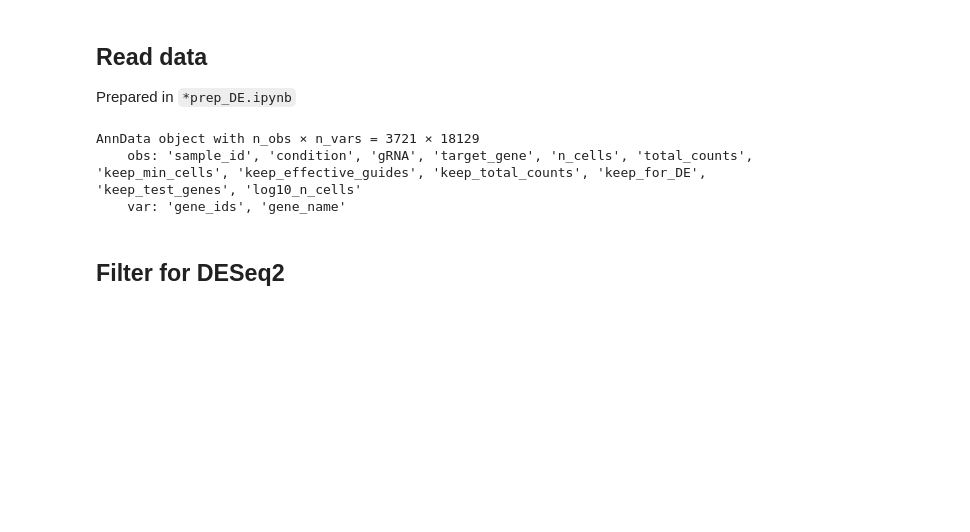
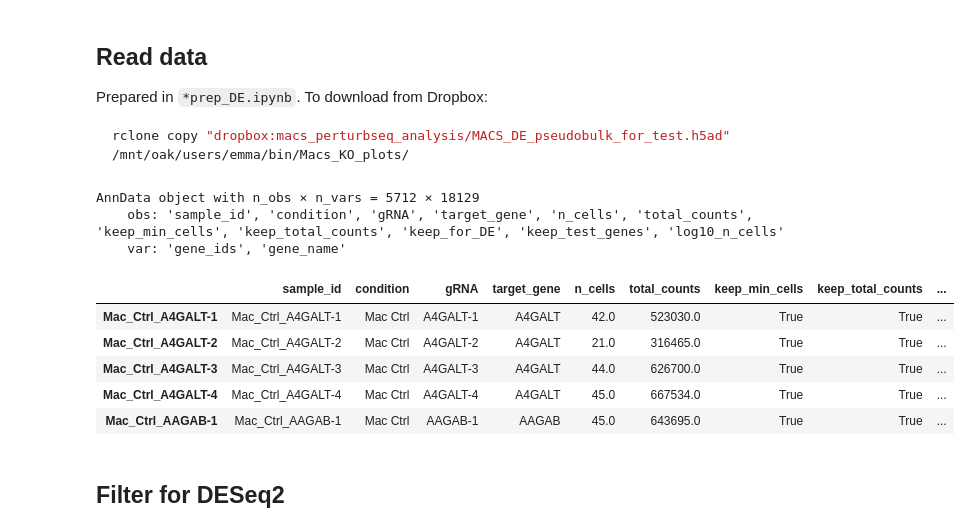
Before and after one commit to mangochiral/Macs_KO_plots, a Jupyter notebook: DESeq2_example.ipynb, the cells around one changed output. Saved outputs shown, nothing was run; the diff lists cells and outputs as text; code cells hidden in the pictures; blank space fills up the shorter version.

````diff
--- a/DESeq2_example.ipynb
+++ b/DESeq2_example.ipynb
@@ -10,6 +14,10 @@ import seaborn as sns
 # %% [markdown]
 ## Read data
 
-Prepared in `*prep_DE.ipynb`
+Prepared in `*prep_DE.ipynb`. To download from Dropbox:
+
+```bash
+rclone copy "dropbox:macs_perturbseq_analysis/MACS_DE_pseudobulk_for_test.h5ad" /mnt/oak/users/emma/bin/Macs_KO_plots/
+```
 # %%
 adata = sc.read_h5ad('MACS_DE_pseudobulk_for_test.h5ad')
@@ -26,9 +24,18 @@ adata = sc.read_h5ad('MACS_DE_pseudobulk_for_test.h5ad')
-# %%
-adata
-# %% [output]
-AnnData object with n_obs × n_vars = 3721 × 18129
-    obs: 'sample_id', 'condition', 'gRNA', 'target_gene', 'n_cells', 'total_counts', 'keep_min_cells', 'keep_effective_guides', 'keep_total_counts', 'keep_for_DE', 'keep_test_genes', 'log10_n_cells'
-    var: 'gene_ids', 'gene_name'
+# %%
+adata
+# %% [output]
+AnnData object with n_obs × n_vars = 5712 × 18129
+    obs: 'sample_id', 'condition', 'gRNA', 'target_gene', 'n_cells', 'total_counts', 'keep_min_cells', 'keep_total_counts', 'keep_for_DE', 'keep_test_genes', 'log10_n_cells'
+    var: 'gene_ids', 'gene_name'
+# %%
+adata.obs.head()
+# %% [output]
+|  | sample_id | condition | gRNA | target_gene | n_cells | total_counts | keep_min_cells | keep_total_counts | ... |
+| Mac_Ctrl_A4GALT-1 | Mac_Ctrl_A4GALT-1 | Mac Ctrl | A4GALT-1 | A4GALT | 42.0 | 523030.0 | True | True | ... |
+| Mac_Ctrl_A4GALT-2 | Mac_Ctrl_A4GALT-2 | Mac Ctrl | A4GALT-2 | A4GALT | 21.0 | 316465.0 | True | True | ... |
+| Mac_Ctrl_A4GALT-3 | Mac_Ctrl_A4GALT-3 | Mac Ctrl | A4GALT-3 | A4GALT | 44.0 | 626700.0 | True | True | ... |
+| Mac_Ctrl_A4GALT-4 | Mac_Ctrl_A4GALT-4 | Mac Ctrl | A4GALT-4 | A4GALT | 45.0 | 667534.0 | True | True | ... |
+| Mac_Ctrl_AAGAB-1 | Mac_Ctrl_AAGAB-1 | Mac Ctrl | AAGAB-1 | AAGAB | 45.0 | 643695.0 | True | True | ... |
 # %% [markdown]
 ## Filter for DESeq2
 # %% [markdown]
````
Also changed, not shown: parts of 7 cells of this notebook.
